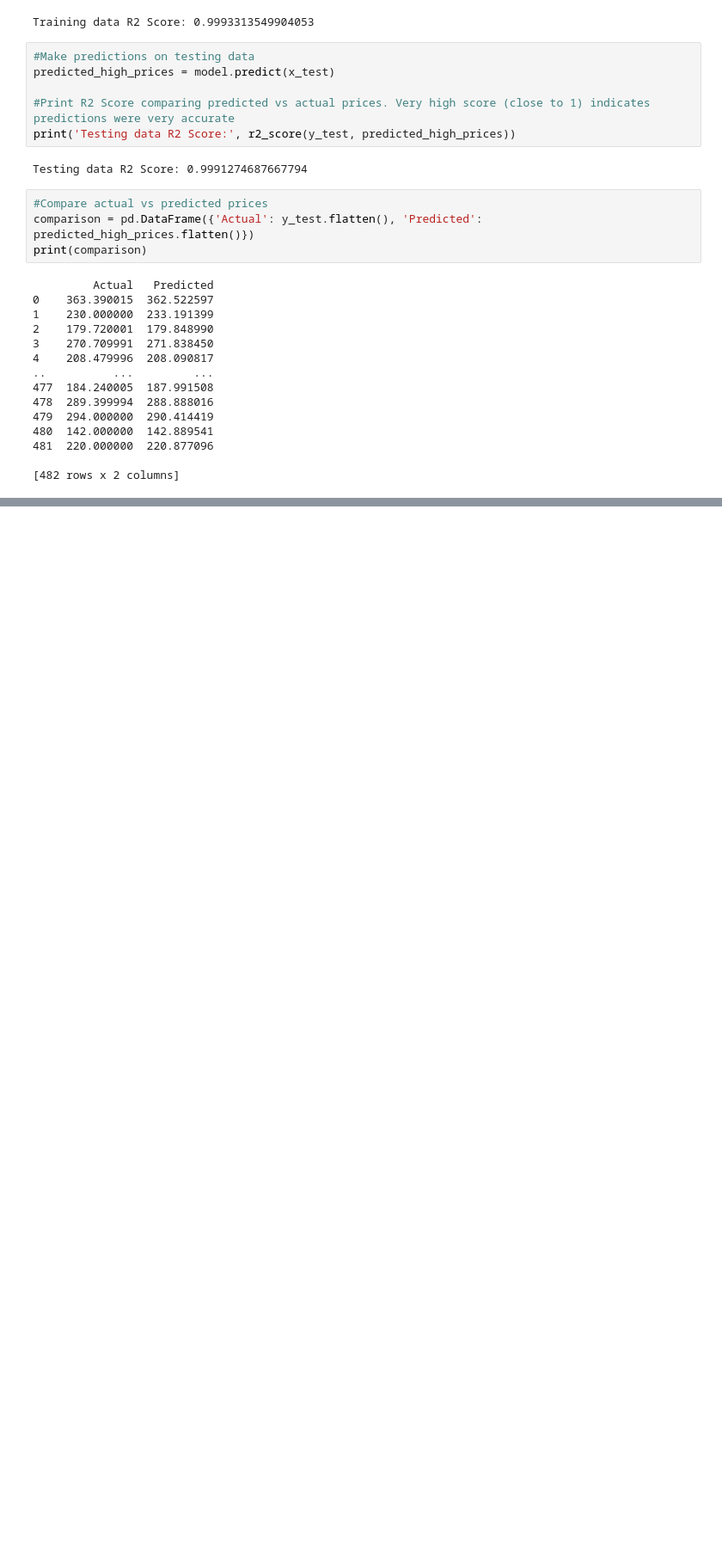
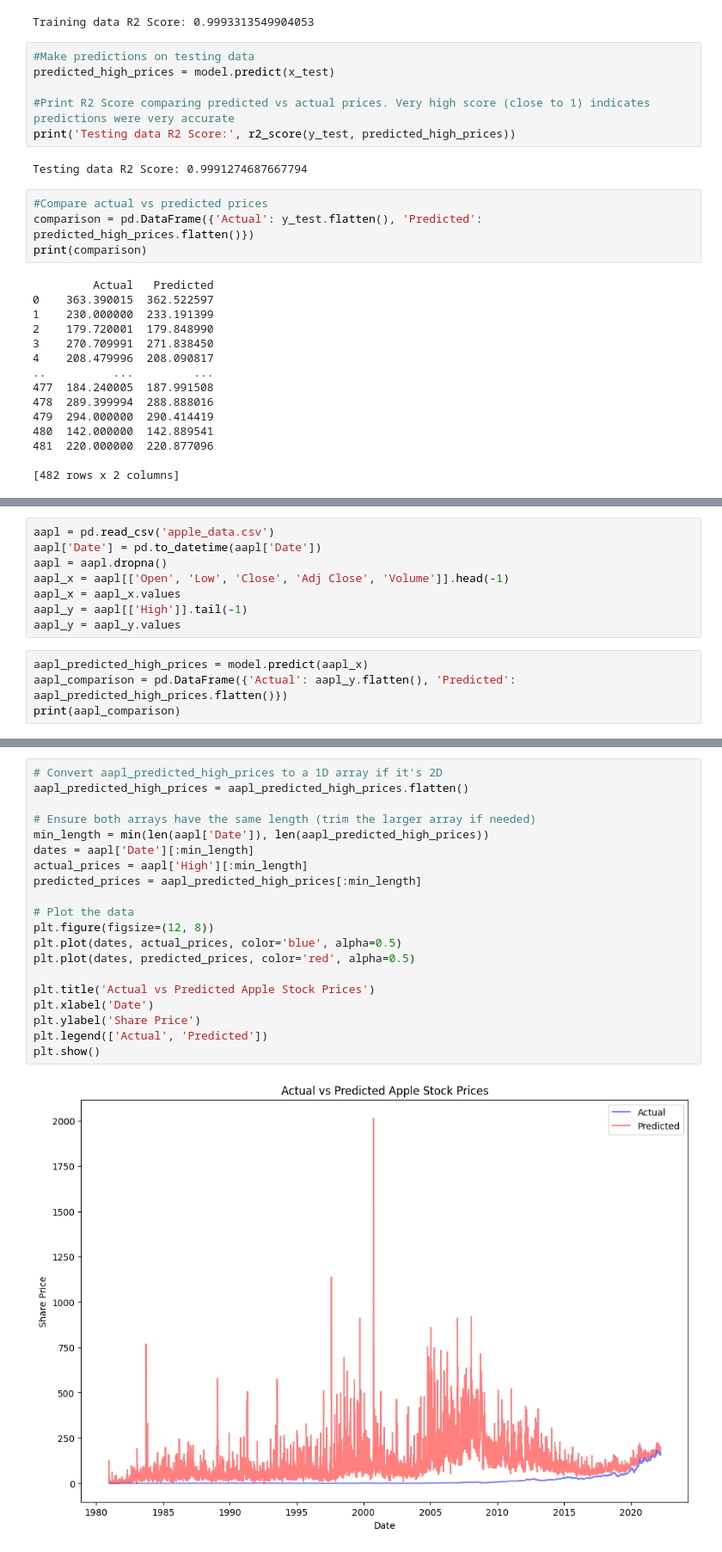
Before and after one commit to Bhumir2503/ML-Stock-Predictor, a Jupyter notebook: linear_model.ipynb, the cells around one changed output, grey strips where cells are left out. Shown: that part at 86% size. Cells and saved outputs as stored; diff of their text form; blank space fills up the shorter version.

Commit message:
apple stock and prediction

```diff
--- a/linear_model.ipynb
+++ b/linear_model.ipynb
@@ -99,0 +83,12 @@ Predicted Apple High Prices: [[126.20234845]
+# %%
+aapl = pd.read_csv('apple_data.csv')
+aapl['Date'] = pd.to_datetime(aapl['Date'])
+aapl = aapl.dropna()
+aapl_x = aapl[['Open', 'Low', 'Close', 'Adj Close', 'Volume']].head(-1)
+aapl_x = aapl_x.values
+aapl_y = aapl[['High']].tail(-1)
+aapl_y = aapl_y.values
+# %%
+aapl_predicted_high_prices = model.predict(aapl_x)
+aapl_comparison = pd.DataFrame({'Actual': aapl_y.flatten(), 'Predicted': aapl_predicted_high_prices.flatten()})
+print(aapl_comparison)
@@ -99,0 +110,22 @@ Predicted Apple High Prices: [[126.20234845]
+# %%
+# Convert aapl_predicted_high_prices to a 1D array if it's 2D
+aapl_predicted_high_prices = aapl_predicted_high_prices.flatten()
+
+# Ensure both arrays have the same length (trim the larger array if needed)
+min_length = min(len(aapl['Date']), len(aapl_predicted_high_prices))
+dates = aapl['Date'][:min_length]
+actual_prices = aapl['High'][:min_length]
+predicted_prices = aapl_predicted_high_prices[:min_length]
+
+# Plot the data
+plt.figure(figsize=(12, 8))
+plt.plot(dates, actual_prices, color='blue', alpha=0.5)
+plt.plot(dates, predicted_prices, color='red', alpha=0.5)
+
+plt.title('Actual vs Predicted Apple Stock Prices')
+plt.xlabel('Date')
+plt.ylabel('Share Price')
+plt.legend(['Actual', 'Predicted'])
+plt.show()
+# %% [output]
+[figure, added]
```
Also changed, not shown: parts of 3 cells of this notebook.
